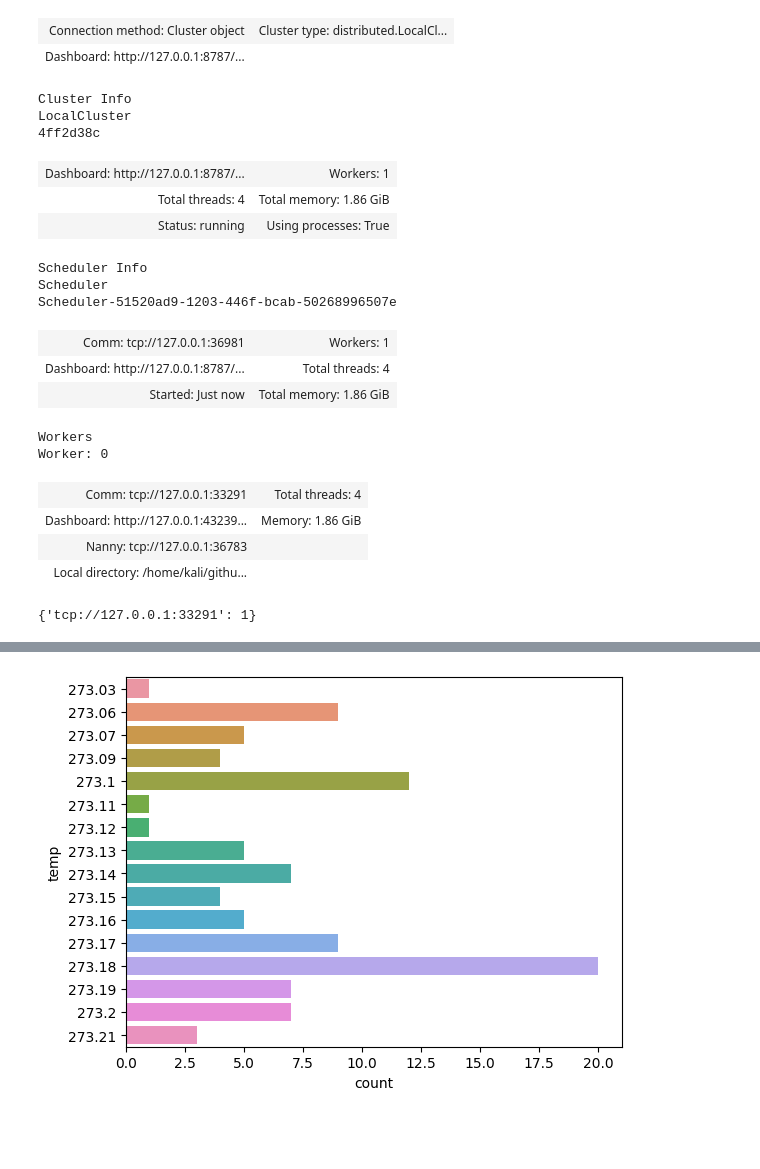
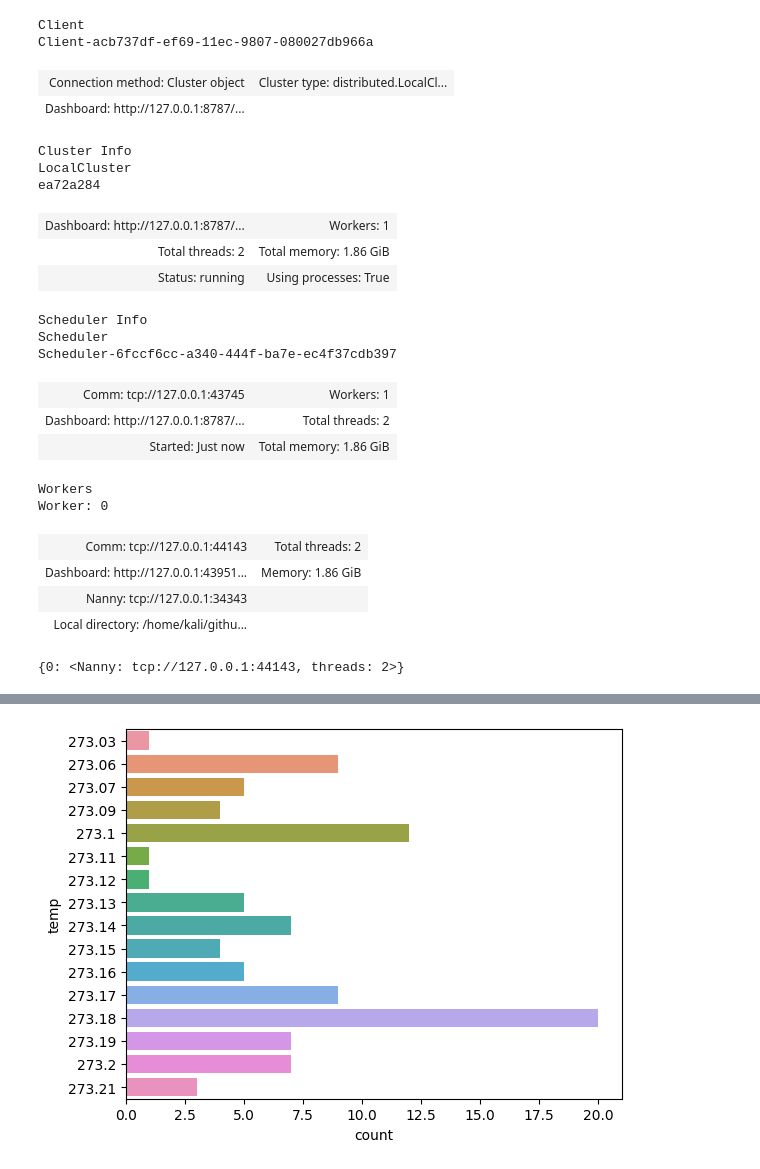
Before and after one commit to NESPEDUFV/more-data, a Jupyter notebook: examples/api-connector/api-openweather.ipynb, the cells around one changed output, grey strips where cells are left out. Saved outputs shown, nothing was run; the diff lists cells and outputs as text; code cells hidden in the pictures; blank space fills up the shorter version.

```diff
--- a/examples/api-connector/api-openweather.ipynb
+++ b/examples/api-connector/api-openweather.ipynb
@@ -56,7 +56,7 @@ from distributed import Client, LocalCluster
 
 dask.config.set({"distributed.nanny.environ.MALLOC_TRIM_THRESHOLD_": 0})
 
-cluster = LocalCluster(n_workers=1, threads_per_worker=4, memory_limit='2GB')
+cluster = LocalCluster(n_workers=1, threads_per_worker=2, memory_limit='1GB')
 client = Client(cluster)
 
 client
@@ -66,22 +65,28 @@ Client-17fa627d-ec54-11ec-9bfe-080027db966a
+Client
+Client-acb737df-ef69-11ec-9807-080027db966a
 | Connection method: Cluster object | Cluster type: distributed.LocalCl... |
 | Dashboard: http://127.0.0.1:8787/... |  |
-Cluster Info
-LocalCluster
-4ff2d38c
+Cluster Info
+LocalCluster
+ea72a284
 | Dashboard: http://127.0.0.1:8787/... | Workers: 1 |
-| Total threads: 4 | Total memory: 1.86 GiB |
+| Total threads: 2 | Total memory: 1.86 GiB |
 | Status: running | Using processes: True |
-Scheduler Info
-Scheduler
-Scheduler-51520ad9-1203-446f-bcab-50268996507e
+Scheduler Info
+Scheduler
+Scheduler-6fccf6cc-a340-444f-ba7e-ec4f37cdb397
-| Comm: tcp://127.0.0.1:36981 | Workers: 1 |
-| Dashboard: http://127.0.0.1:8787/... | Total threads: 4 |
+| Comm: tcp://127.0.0.1:43745 | Workers: 1 |
+| Dashboard: http://127.0.0.1:8787/... | Total threads: 2 |
 | Started: Just now | Total memory: 1.86 GiB |
-Workers
-Worker: 0
+Workers
+Worker: 0
-| Comm: tcp://127.0.0.1:33291 | Total threads: 4 |
-| Dashboard: http://127.0.0.1:43239... | Memory: 1.86 GiB |
-| Nanny: tcp://127.0.0.1:36783 |  |
+| Comm: tcp://127.0.0.1:44143 | Total threads: 2 |
+| Dashboard: http://127.0.0.1:43951... | Memory: 1.86 GiB |
+| Nanny: tcp://127.0.0.1:34343 |  |
 | Local directory: /home/kali/githu... |  |
+# %%
+cluster.workers
+# %% [output]
+{0: <Nanny: tcp://127.0.0.1:44143, threads: 2>}
 # %%
 #Dask Example
@@ -95,13 +101,3 @@ airbnb2 = GeopandasData().from_geodataframe(gdf.iloc[0:50],parallel=True)
 api_weather_enricher2 = Enricher(connector=ApiConnector(response_parser=response_parser, url_pattern=URL_PATTERN, params=PARAMETERS))
 
 airbnb_enriched2 = api_weather_enricher2.enrich(airbnb2)
-# %%
-import ctypes
-
-def trim_memory() -> int:
-    libc = ctypes.CDLL("libc.so.6")
-    return libc.malloc_trim(0)
-
-client.run(trim_memory)
-# %% [output]
-{'tcp://127.0.0.1:33291': 1}
```
Also changed, not shown: parts of 5 cells of this notebook, 3 other files.
